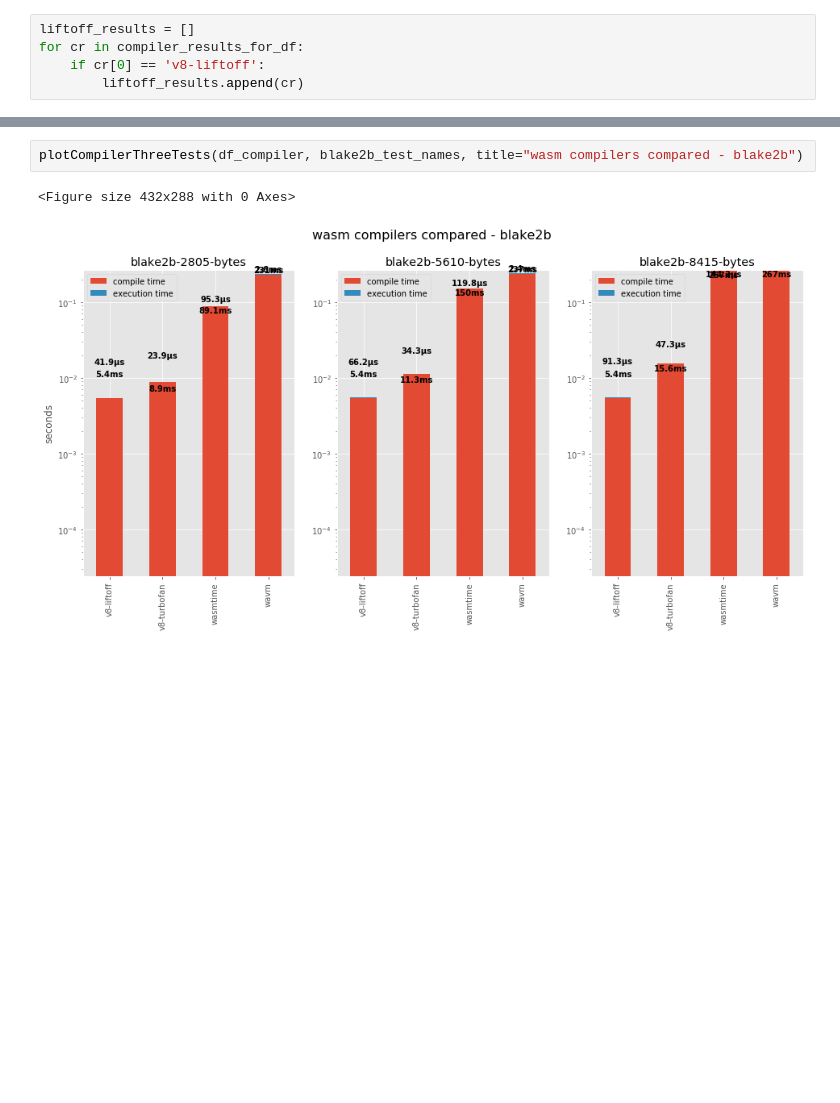
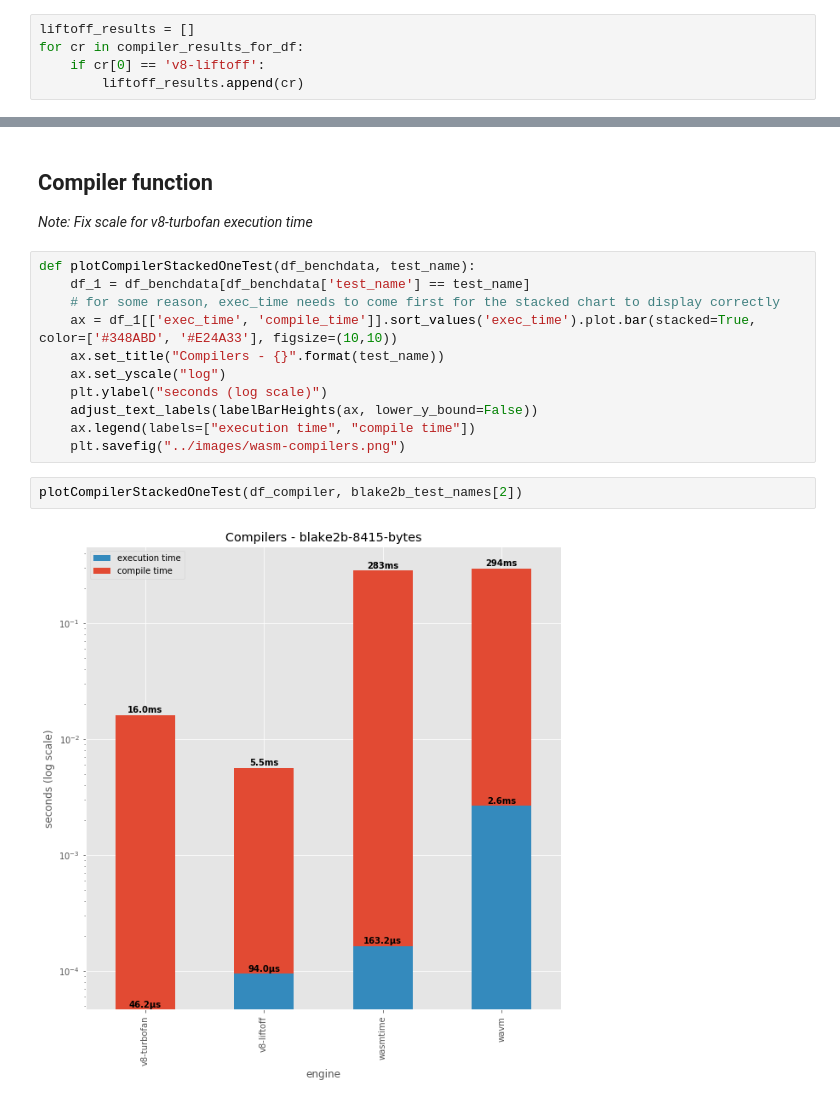
Before and after one commit to ewasm/benchmarking, a Jupyter notebook: notebooks/wasm-engines.ipynb, the cells around one changed output, grey strips where cells are left out. Drawn from its saved outputs; the diff is of its cells as text; blank space fills up the shorter version.

Commit message:
Add Compiler chart

```diff
--- a/notebooks/wasm-engines.ipynb
+++ b/notebooks/wasm-engines.ipynb
@@ -547,5 +504,19 @@ def plotCompilerThreeTests(df_testdata, three_names, title="Title"):
-# %%
-plotCompilerThreeTests(df_compiler, blake2b_test_names, title="wasm compilers compared - blake2b")
-# %% [output]
-<Figure size 432x288 with 0 Axes>
-[figure, removed]
+# %% [markdown]
+## Compiler function
+
+*Note: Fix scale for v8-turbofan execution time*
+# %%
+def plotCompilerStackedOneTest(df_benchdata, test_name):
+    df_1 = df_benchdata[df_benchdata['test_name'] == test_name]
+    # for some reason, exec_time needs to come first for the stacked chart to display correctly
+    ax = df_1[['exec_time', 'compile_time']].sort_values('exec_time').plot.bar(stacked=True, color=['#348ABD', '#E24A33'], figsize=(10,10))
+    ax.set_title("Compilers - {}".format(test_name))
+    ax.set_yscale("log")
+    plt.ylabel("seconds (log scale)")
+    adjust_text_labels(labelBarHeights(ax, lower_y_bound=False))
+    ax.legend(labels=["execution time", "compile time"])
+    plt.savefig("../images/wasm-compilers.png")
+# %%
+plotCompilerStackedOneTest(df_compiler, blake2b_test_names[2])
+# %% [output]
+[figure, added]
```
Also changed, not shown: parts of 14 cells of this notebook.
